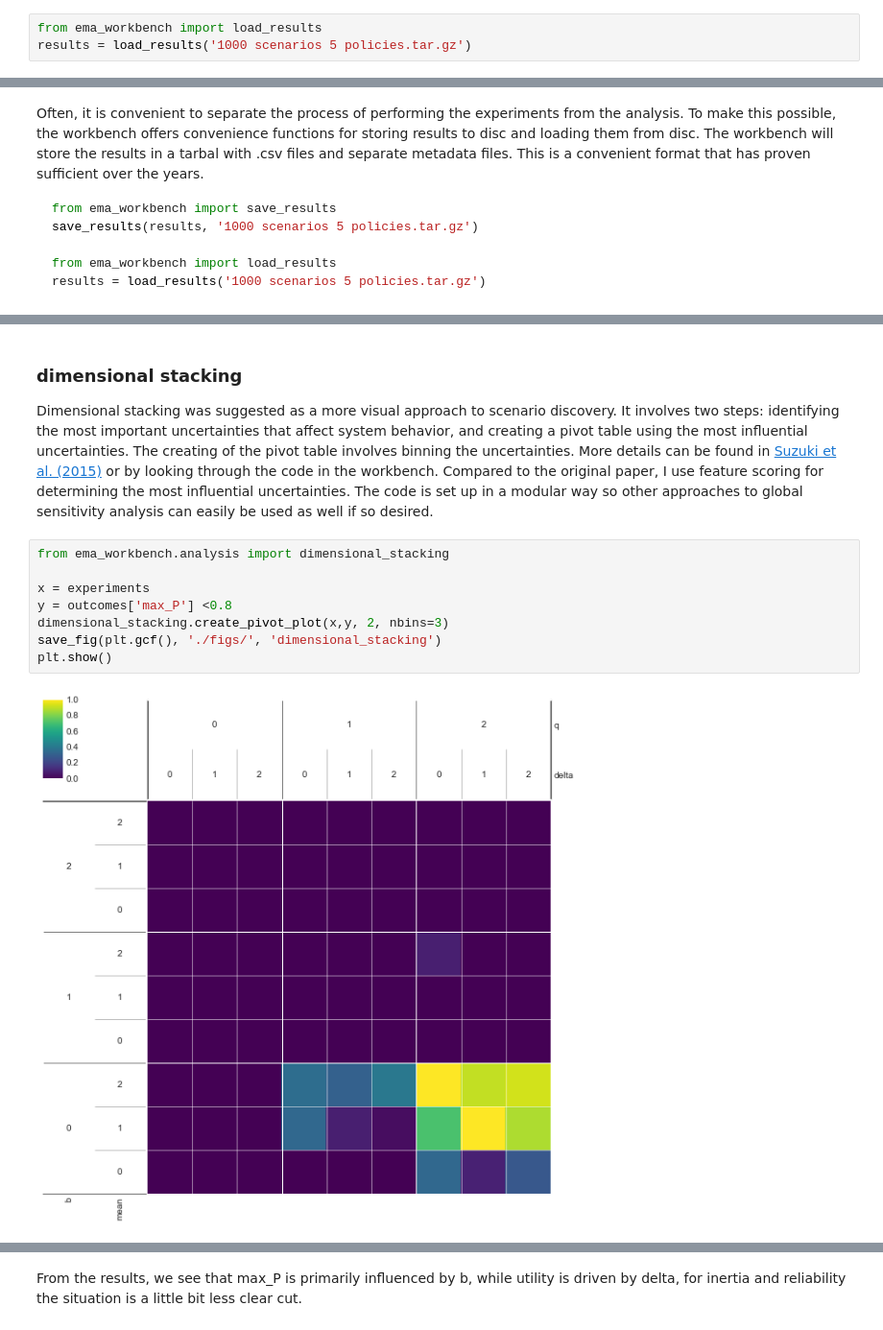
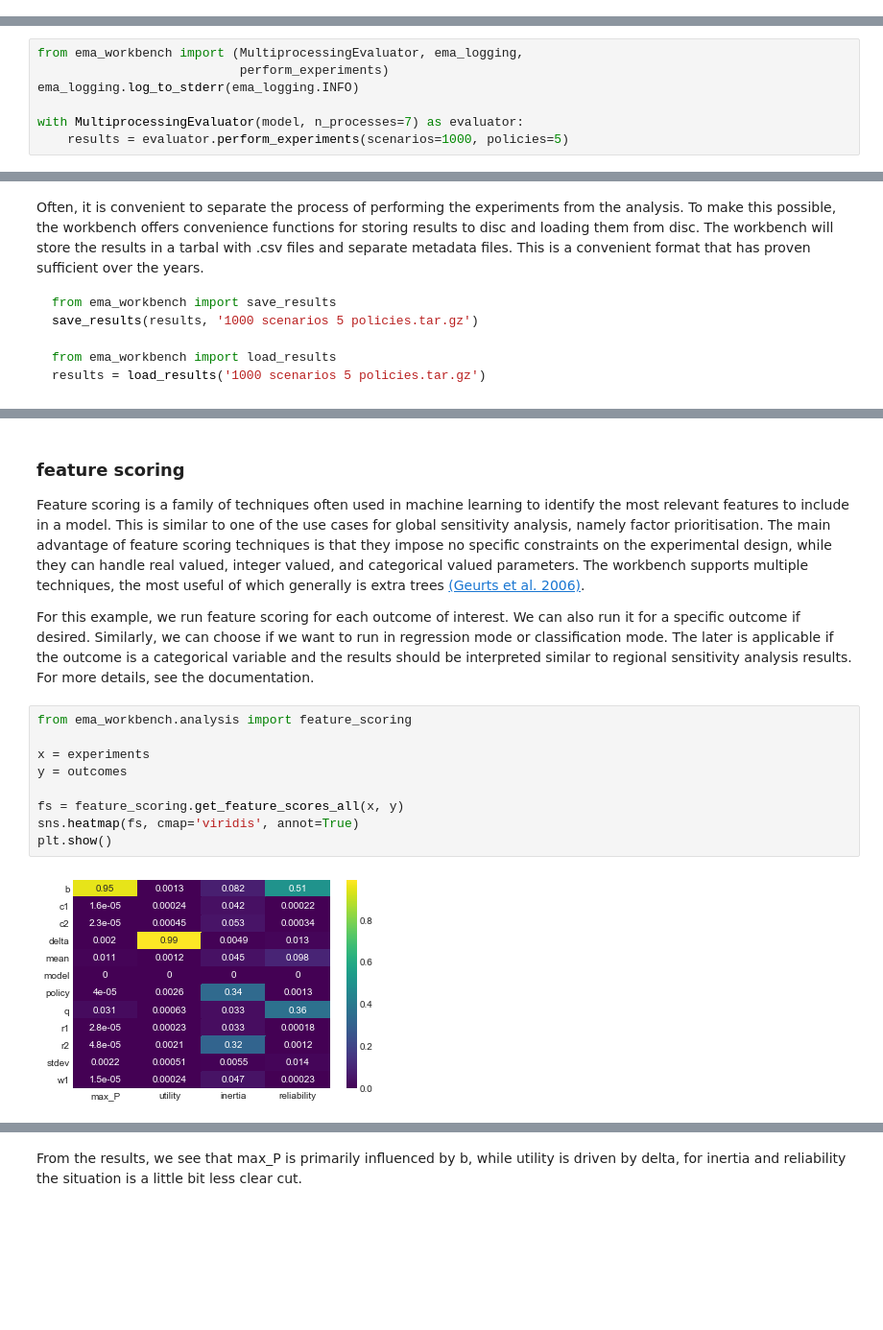
Before and after one commit to quaquel/EMAworkbench, a Jupyter notebook: docs/source/indepth_tutorial/open-exploration.ipynb, the cells around one changed output, grey strips where cells are left out. Shown at 96% size. Cells and saved outputs as stored; diff of their text form; blank space fills up the shorter version.

Commit message:
updated documentation

```diff
--- a/docs/source/indepth_tutorial/open-exploration.ipynb
+++ b/docs/source/indepth_tutorial/open-exploration.ipynb
@@ -1,3 +0,0 @@
-# %%
-from ema_workbench import load_results
-results = load_results('1000 scenarios 5 policies.tar.gz')
@@ -151,0 +52,7 @@ with MultiprocessingEvaluator(model) as evaluator:
+# %%
+from ema_workbench import (MultiprocessingEvaluator, ema_logging,
+                           perform_experiments)
+ema_logging.log_to_stderr(ema_logging.INFO)
+
+with MultiprocessingEvaluator(model, n_processes=7) as evaluator:
+    results = evaluator.perform_experiments(scenarios=1000, policies=5)
@@ -244,13 +144,16 @@ mean  0.010010  0.036874   3.472366e-19
-# %% [markdown]
-### dimensional stacking
-Dimensional stacking was suggested as a more visual approach to scenario discovery. It involves two steps: identifying the most important uncertainties that affect system behavior, and creating a pivot table using the most influential uncertainties. The creating of the pivot table involves binning the uncertainties. More details can be found in [Suzuki et al. (2015)](https://www.onepetro.org/conference-paper/SPE-174774-MS) or by looking through the code in the workbench. Compared to the original paper, I use feature scoring for determining the most influential uncertainties. The code is set up in a modular way so other approaches to global sensitivity analysis can easily be used as well if so desired.
+# %% [markdown]
+### feature scoring
+Feature scoring is a family of techniques often used in machine learning to identify the most relevant features to include in a model. This is similar to one of the use cases for global sensitivity analysis, namely factor prioritisation. The main advantage of feature scoring techniques is that they impose no specific constraints on the experimental design, while they can handle real valued, integer valued, and categorical valued parameters. The workbench supports multiple techniques, the most useful of which generally is extra trees [(Geurts et al. 2006)](https://link.springer.com/article/10.1007/s10994-006-6226-1).
+
+For this example, we run feature scoring for each outcome of interest. We can also run it for a specific outcome if desired. Similarly, we can choose if we want to run in regression mode or classification mode. The later is applicable if the outcome is a categorical variable and the results should be interpreted similar to regional sensitivity analysis results. For more details, see the documentation.
 # %%
-from ema_workbench.analysis import dimensional_stacking
+from ema_workbench.analysis import feature_scoring
 
 x = experiments
-y = outcomes['max_P'] <0.8
-dimensional_stacking.create_pivot_plot(x,y, 2, nbins=3)
-save_fig(plt.gcf(), './figs/', 'dimensional_stacking')
+y = outcomes
+
+fs = feature_scoring.get_feature_scores_all(x, y)
+sns.heatmap(fs, cmap='viridis', annot=True)
 plt.show()
 # %% [output]
-[figure, old version]
+[figure, new version]
```
Also changed, not shown: parts of 27 cells of this notebook, 2 other files.
